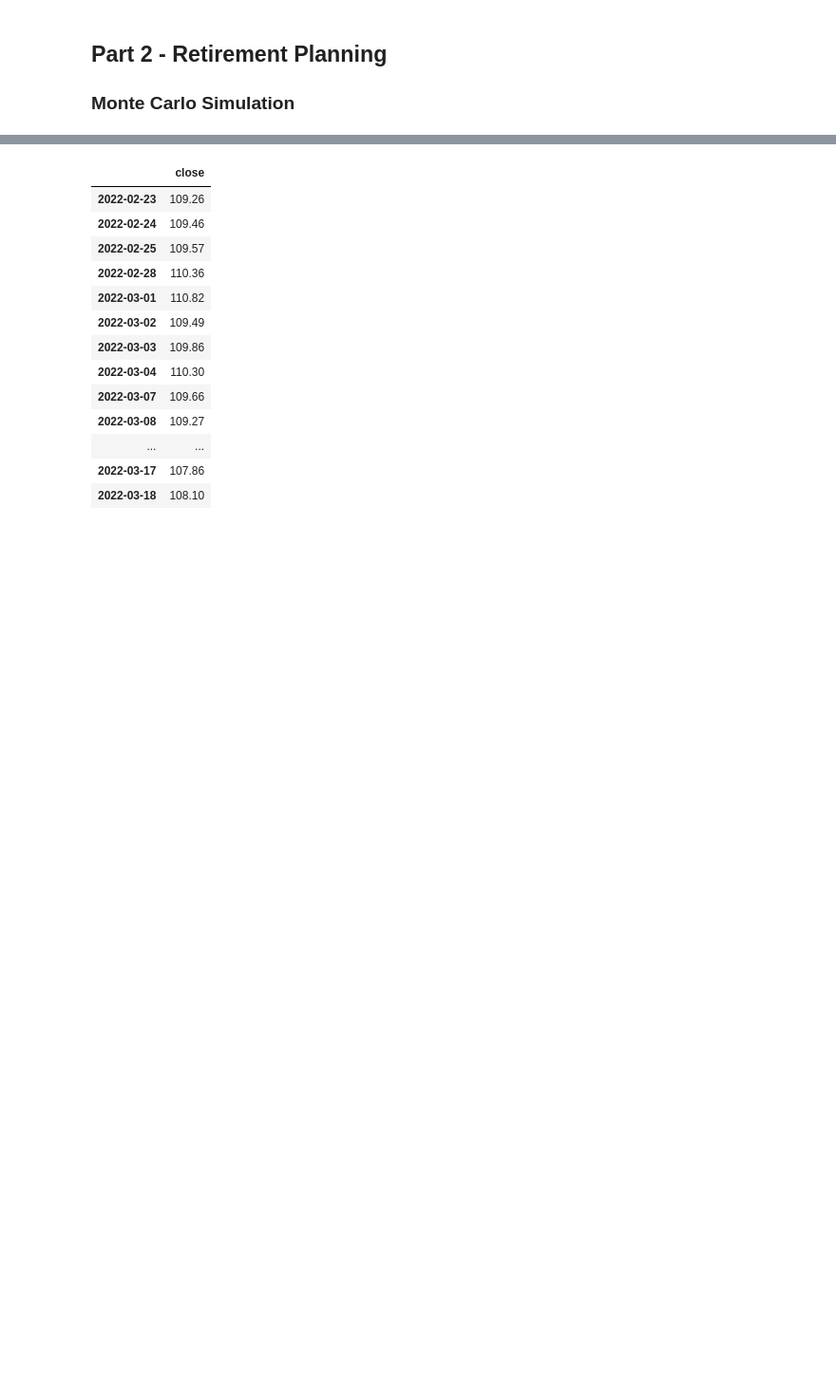
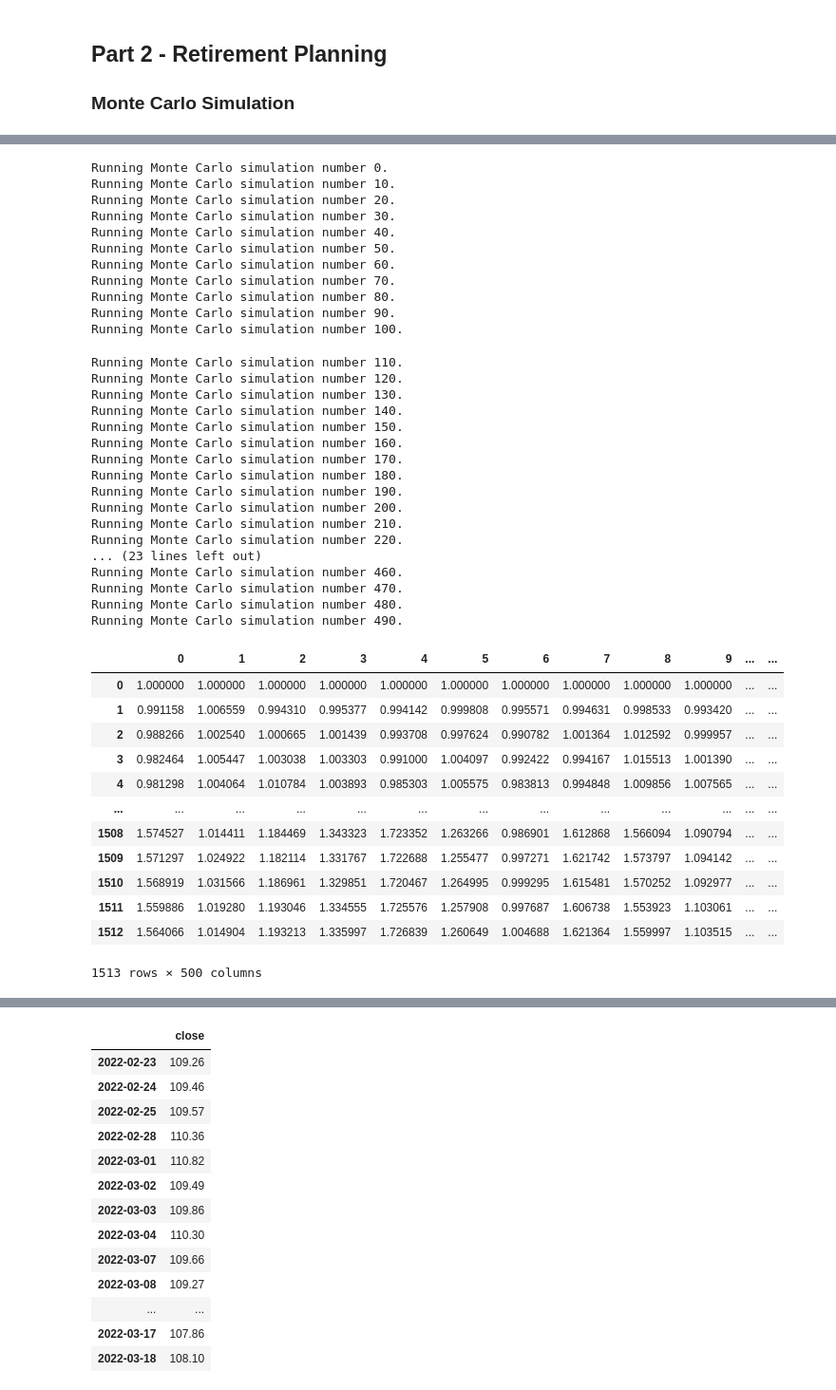
Before and after one commit to EmilianoMendez/Financial_Planning, a Jupyter notebook: financial-planner_2.ipynb, the cells around one changed output, grey strips where cells are left out. Shown: that part at 95% size. Cells and saved outputs as stored; diff of their text form; code cells hidden in the pictures; blank space fills up the shorter version.

```diff
--- a/financial-planner_2.ipynb
+++ b/financial-planner_2.ipynb
@@ -278,0 +311,44 @@ AttributeError: type object 'TimeFrame' has no attribute 'Year'
+# %%
+mc.calc_cumulative_return()
+# %% [output]
+Running Monte Carlo simulation number 0.
+Running Monte Carlo simulation number 10.
+Running Monte Carlo simulation number 20.
+Running Monte Carlo simulation number 30.
+Running Monte Carlo simulation number 40.
+Running Monte Carlo simulation number 50.
+Running Monte Carlo simulation number 60.
+Running Monte Carlo simulation number 70.
+Running Monte Carlo simulation number 80.
+Running Monte Carlo simulation number 90.
+Running Monte Carlo simulation number 100.
+Running Monte Carlo simulation number 110.
+Running Monte Carlo simulation number 120.
+Running Monte Carlo simulation number 130.
+Running Monte Carlo simulation number 140.
+Running Monte Carlo simulation number 150.
+Running Monte Carlo simulation number 160.
+Running Monte Carlo simulation number 170.
+Running Monte Carlo simulation number 180.
+Running Monte Carlo simulation number 190.
+Running Monte Carlo simulation number 200.
+Running Monte Carlo simulation number 210.
+Running Monte Carlo simulation number 220.
+... (23 lines left out)
+Running Monte Carlo simulation number 460.
+Running Monte Carlo simulation number 470.
+Running Monte Carlo simulation number 480.
+Running Monte Carlo simulation number 490.
+|  | 0 | 1 | 2 | 3 | 4 | 5 | 6 | 7 | 8 | 9 | ... | ... |
+| 0 | 1.000000 | 1.000000 | 1.000000 | 1.000000 | 1.000000 | 1.000000 | 1.000000 | 1.000000 | 1.000000 | 1.000000 | ... | ... |
+| 1 | 0.991158 | 1.006559 | 0.994310 | 0.995377 | 0.994142 | 0.999808 | 0.995571 | 0.994631 | 0.998533 | 0.993420 | ... | ... |
+| 2 | 0.988266 | 1.002540 | 1.000665 | 1.001439 | 0.993708 | 0.997624 | 0.990782 | 1.001364 | 1.012592 | 0.999957 | ... | ... |
+| 3 | 0.982464 | 1.005447 | 1.003038 | 1.003303 | 0.991000 | 1.004097 | 0.992422 | 0.994167 | 1.015513 | 1.001390 | ... | ... |
+| 4 | 0.981298 | 1.004064 | 1.010784 | 1.003893 | 0.985303 | 1.005575 | 0.983813 | 0.994848 | 1.009856 | 1.007565 | ... | ... |
+| ... | ... | ... | ... | ... | ... | ... | ... | ... | ... | ... | ... | ... |
+| 1508 | 1.574527 | 1.014411 | 1.184469 | 1.343323 | 1.723352 | 1.263266 | 0.986901 | 1.612868 | 1.566094 | 1.090794 | ... | ... |
+| 1509 | 1.571297 | 1.024922 | 1.182114 | 1.331767 | 1.722688 | 1.255477 | 0.997271 | 1.621742 | 1.573797 | 1.094142 | ... | ... |
+| 1510 | 1.568919 | 1.031566 | 1.186961 | 1.329851 | 1.720467 | 1.264995 | 0.999295 | 1.615481 | 1.570252 | 1.092977 | ... | ... |
+| 1511 | 1.559886 | 1.019280 | 1.193046 | 1.334555 | 1.725576 | 1.257908 | 0.997687 | 1.606738 | 1.553923 | 1.103061 | ... | ... |
+| 1512 | 1.564066 | 1.014904 | 1.193213 | 1.335997 | 1.726839 | 1.260649 | 1.004688 | 1.621364 | 1.559997 | 1.103515 | ... | ... |
+1513 rows × 500 columns
```
Also changed, not shown: parts of 34 cells of this notebook.
